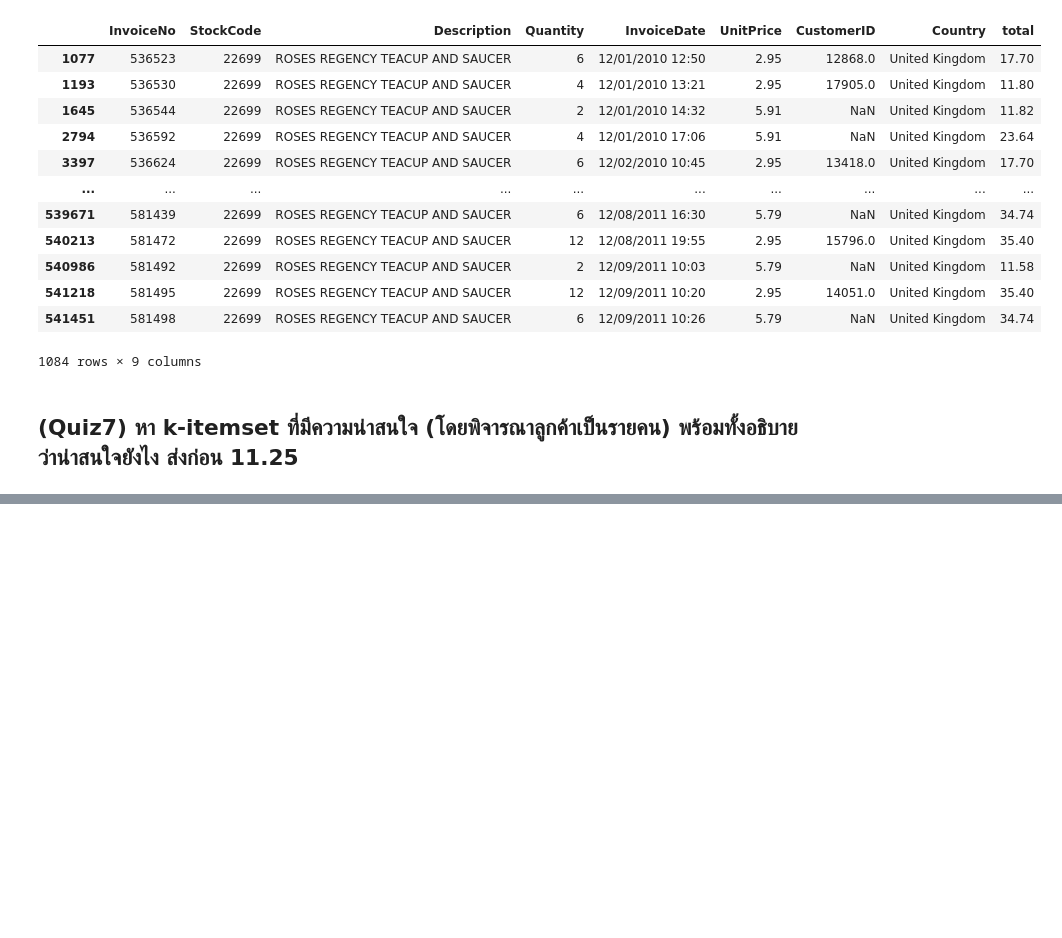
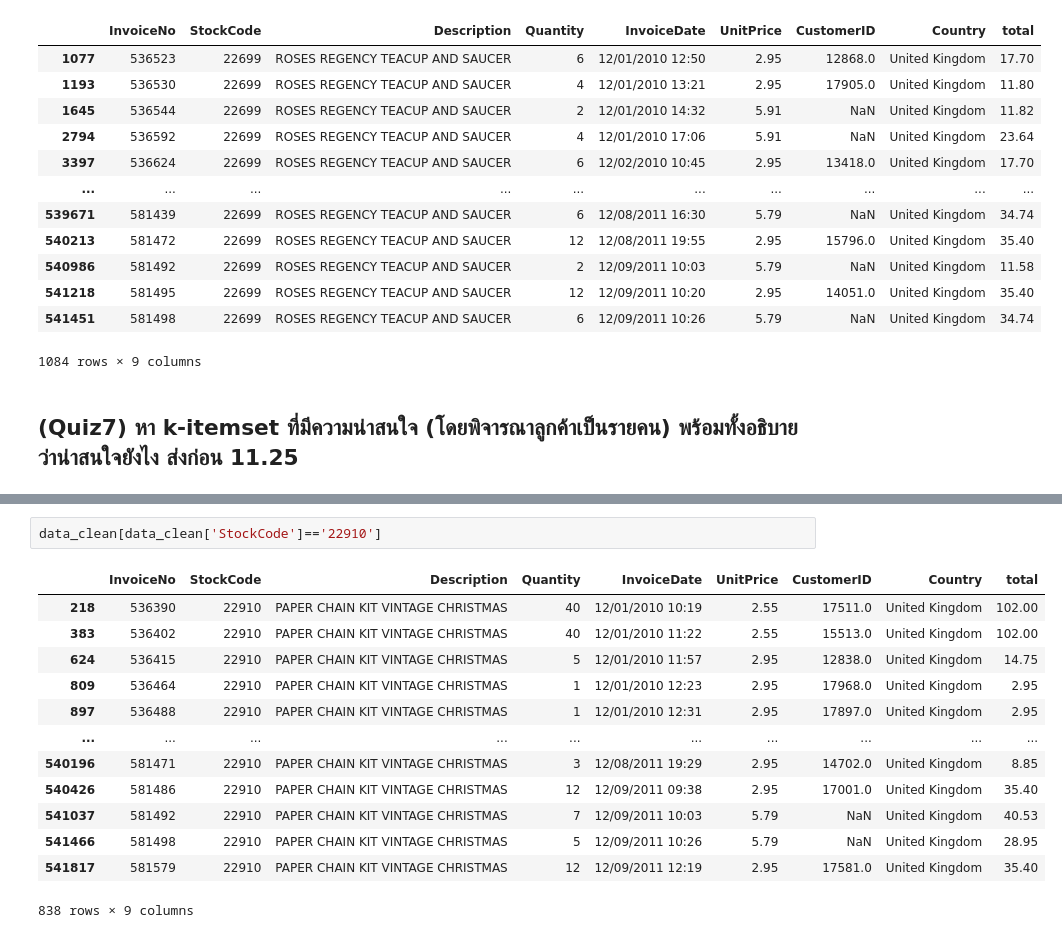
Before and after one commit to ParichayaHongthongkum/DWDM21, a Jupyter notebook: Chapter6_Association_Rules.ipynb, the cells around one changed output, grey strips where cells are left out. Saved outputs shown, nothing was run; the diff lists cells and outputs as text; blank space fills up the shorter version.

```diff
--- a/Chapter6_Association_Rules.ipynb
+++ b/Chapter6_Association_Rules.ipynb
@@ -306,0 +372,16 @@ data_clean[data_clean['StockCode']=='22699']
+# %%
+data_clean[data_clean['StockCode']=='22910']
+# %% [output]
+|  | InvoiceNo | StockCode | Description | Quantity | InvoiceDate | UnitPrice | CustomerID | Country | total |
+| 218 | 536390 | 22910 | PAPER CHAIN KIT VINTAGE CHRISTMAS | 40 | 12/01/2010 10:19 | 2.55 | 17511.0 | United Kingdom | 102.00 |
+| 383 | 536402 | 22910 | PAPER CHAIN KIT VINTAGE CHRISTMAS | 40 | 12/01/2010 11:22 | 2.55 | 15513.0 | United Kingdom | 102.00 |
+| 624 | 536415 | 22910 | PAPER CHAIN KIT VINTAGE CHRISTMAS | 5 | 12/01/2010 11:57 | 2.95 | 12838.0 | United Kingdom | 14.75 |
+| 809 | 536464 | 22910 | PAPER CHAIN KIT VINTAGE CHRISTMAS | 1 | 12/01/2010 12:23 | 2.95 | 17968.0 | United Kingdom | 2.95 |
+| 897 | 536488 | 22910 | PAPER CHAIN KIT VINTAGE CHRISTMAS | 1 | 12/01/2010 12:31 | 2.95 | 17897.0 | United Kingdom | 2.95 |
+| ... | ... | ... | ... | ... | ... | ... | ... | ... | ... |
+| 540196 | 581471 | 22910 | PAPER CHAIN KIT VINTAGE CHRISTMAS | 3 | 12/08/2011 19:29 | 2.95 | 14702.0 | United Kingdom | 8.85 |
+| 540426 | 581486 | 22910 | PAPER CHAIN KIT VINTAGE CHRISTMAS | 12 | 12/09/2011 09:38 | 2.95 | 17001.0 | United Kingdom | 35.40 |
+| 541037 | 581492 | 22910 | PAPER CHAIN KIT VINTAGE CHRISTMAS | 7 | 12/09/2011 10:03 | 5.79 | NaN | United Kingdom | 40.53 |
+| 541466 | 581498 | 22910 | PAPER CHAIN KIT VINTAGE CHRISTMAS | 5 | 12/09/2011 10:26 | 5.79 | NaN | United Kingdom | 28.95 |
+| 541817 | 581579 | 22910 | PAPER CHAIN KIT VINTAGE CHRISTMAS | 12 | 12/09/2011 12:19 | 2.95 | 17581.0 | United Kingdom | 35.40 |
+838 rows × 9 columns
```
Also changed, not shown: parts of 6 cells of this notebook.
